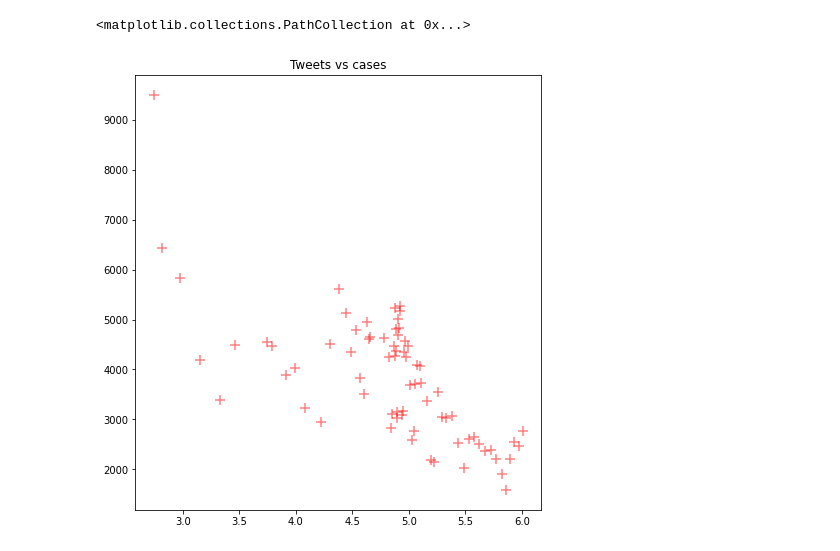
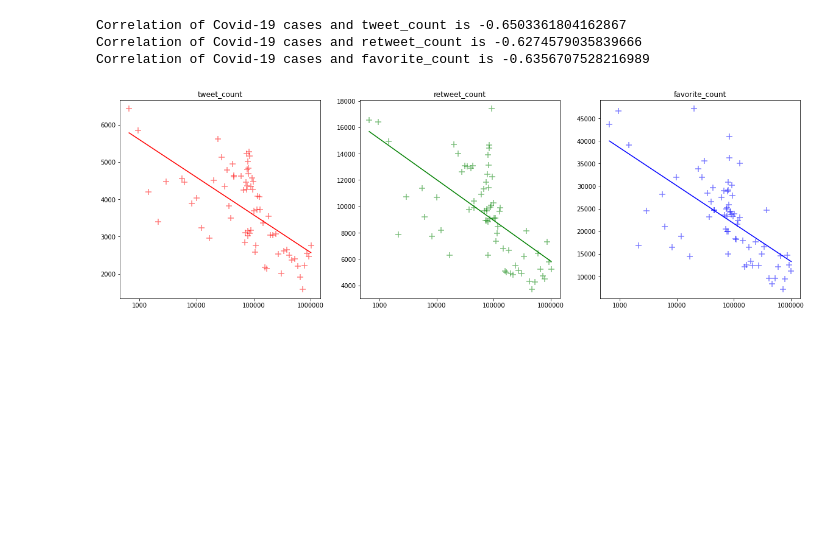
Before and after one commit to nimitchell/Covid-19-and-Climate-Change, a Jupyter notebook: Visualization graph.ipynb, the cells around one changed output. Drawn from its saved outputs; the diff is of its cells as text; code cells hidden in the pictures; blank space fills up the shorter version.

```diff
--- a/Visualization graph.ipynb
+++ b/Visualization graph.ipynb
@@ -132,14 +128,0 @@ plt.subplot(1,3,2)
-# %%
-plt.figure(figsize=(16,8))
-plt.subplot(1,2,1)
-y_values = [int(y) for y in list(result['tweet_count'])]
-x_values = list(result['log_total_cases'])
-plt.title("Tweets vs cases")
-plt.scatter(x_values, y_values,
-            s=100,
-            c="red",
-            marker="+",
-            alpha=0.5)
-# %% [output]
-<matplotlib.collections.PathCollection at 0x...>
-[figure, removed]
@@ -145,0 +163,37 @@ plt.scatter(x_values, y_values,
+# %%
+### log Corona cases vs twitter stats
+
+plt.figure(figsize=(20,6))
+keywords = ['tweet_count', 'retweet_count', 'favorite_count']
+colors = ['red', 'green', 'blue']
+y_lims = [6500, 20000, 52000]
+for k in range(len(keywords)):
+    plt.subplot(1,len(keywords),k+1)
+    y_values = [int(y) for y in list(result[keywords[k]])]
+    x_values = list(result['log_total_cases'])
+    plt.title(keywords[k])
+    plt.scatter(x_values, y_values,
+                s=100,
+                c=colors[k],
+                marker="+",
+                alpha=0.5)
+    # Project line
+    #under_x = [x_values[v] for v in range(0,len(x_values),5)]
+    #under_y = [y_values[v] for v in range(0,len(y_values),5)]
+    alpha, beta = least_squares_fit(x_values, y_values)
+    y_predict=[predict(alpha, beta, x) for x in x_values]
+    plt.plot(x_values, y_predict, colors[k])
+
+    x_value_number = [3.0, 4.0, 5.0, 6.0]
+    x_labels = [int(10**x) for x in x_value_number]
+    plt.xticks(x_value_number, x_labels)
+    #top = y_lims[k]
+    #plt.ylim(0,top)
+    print(f"Correlation of Covid-19 cases and {keywords[k]} is {correlation(x_values, y_values)}")
+
+### NEGATIVE CORRELATION
+# %% [output]
+Correlation of Covid-19 cases and tweet_count is -0.6503361804162867
+Correlation of Covid-19 cases and retweet_count is -0.6274579035839666
+Correlation of Covid-19 cases and favorite_count is -0.6356707528216989
+[figure, added]
```
Also changed, not shown: parts of 7 cells of this notebook, 6 other files.
